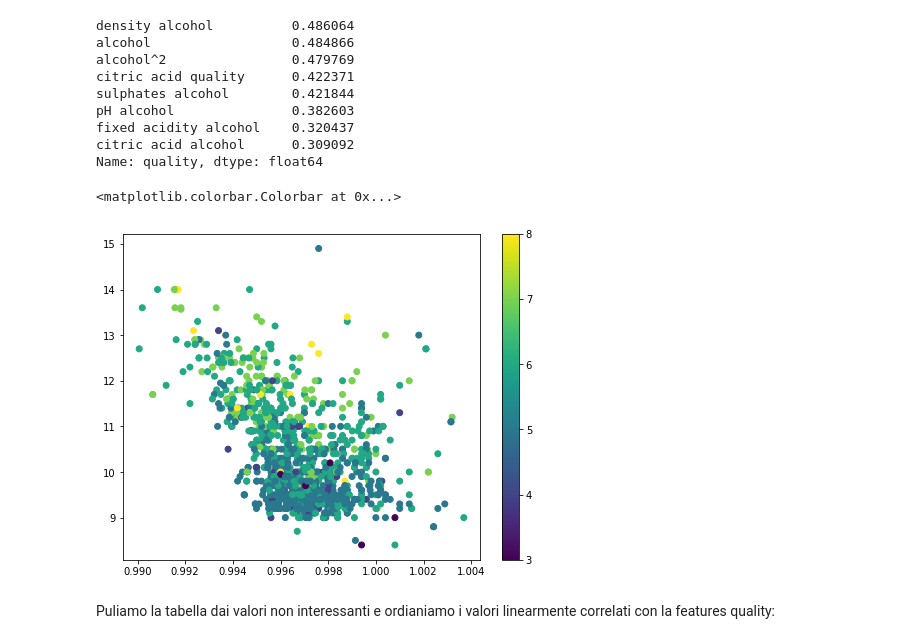
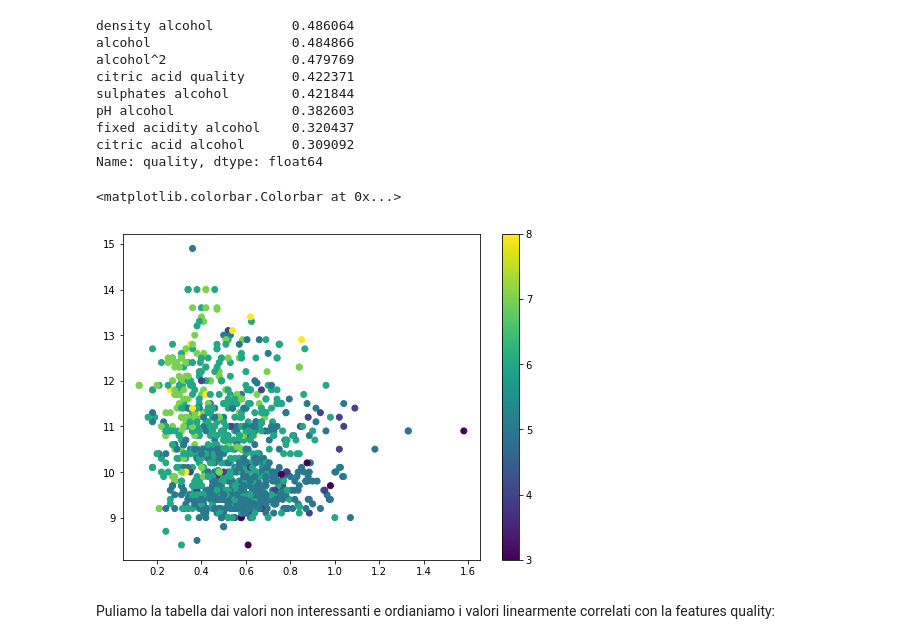
Before and after one commit to RyanPerrina/wine_classification, a Jupyter notebook: wine_classification.ipynb, the cells around one changed output. Cells and saved outputs as stored; diff of their text form; code cells hidden in the pictures.

```diff
--- a/wine_classification.ipynb
+++ b/wine_classification.ipynb
@@ -153,11 +153,11 @@ citric acid alcohol      0.309092
 Name: quality, dtype: float64
 # %%
 plt.figure(figsize=(8,6))
-a=plt.scatter(data["density"],data["alcohol"],c=data["quality"])
+a=plt.scatter(data["volatile acidity"],data["alcohol"],c=data["quality"])
 plt.colorbar(a)
 # %% [output]
 <matplotlib.colorbar.Colorbar at 0x...>
-[figure, old version]
+[figure, new version]
 # %% [markdown]
 Puliamo la tabella dai valori non interessanti e ordianiamo i valori linearmente correlati con la features quality:
 # %%
```
Also changed, not shown: parts of 28 cells of this notebook.
